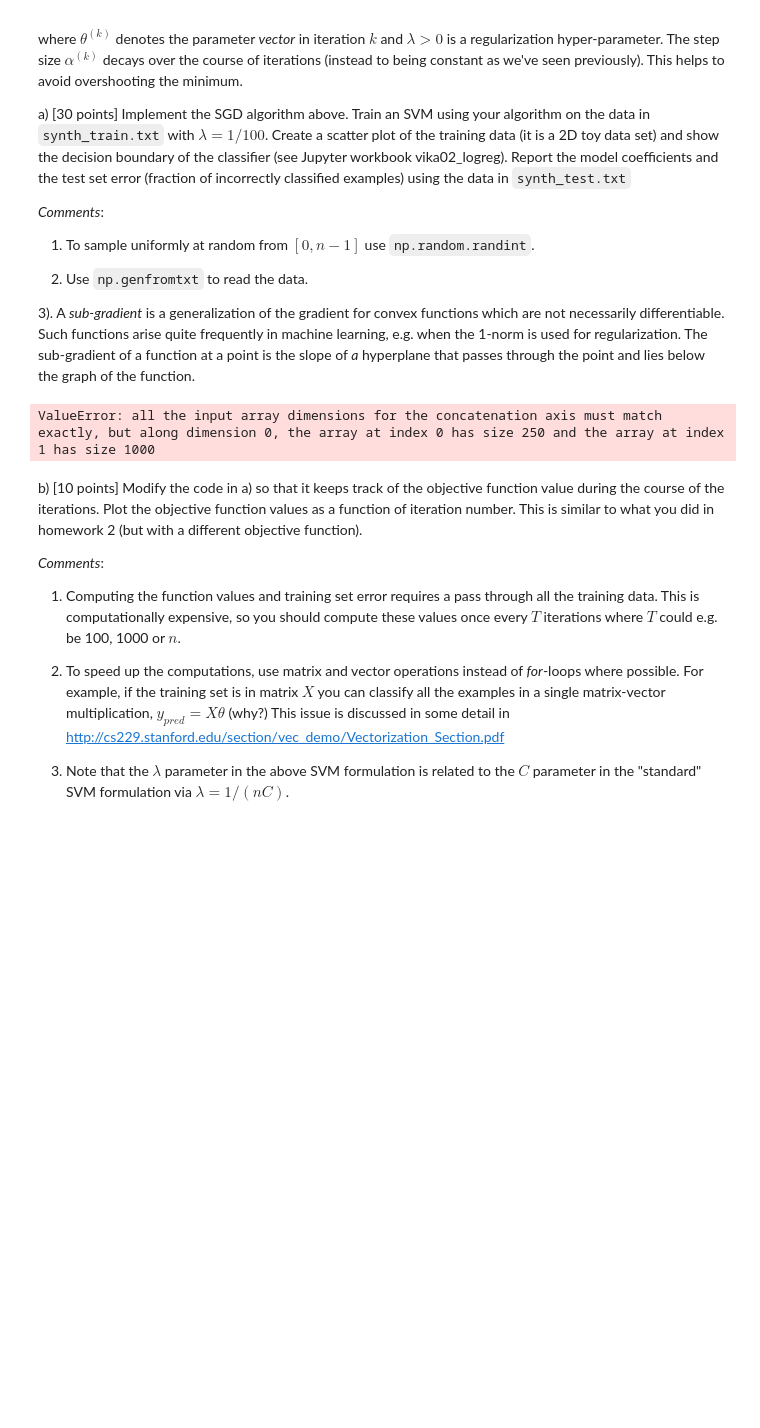
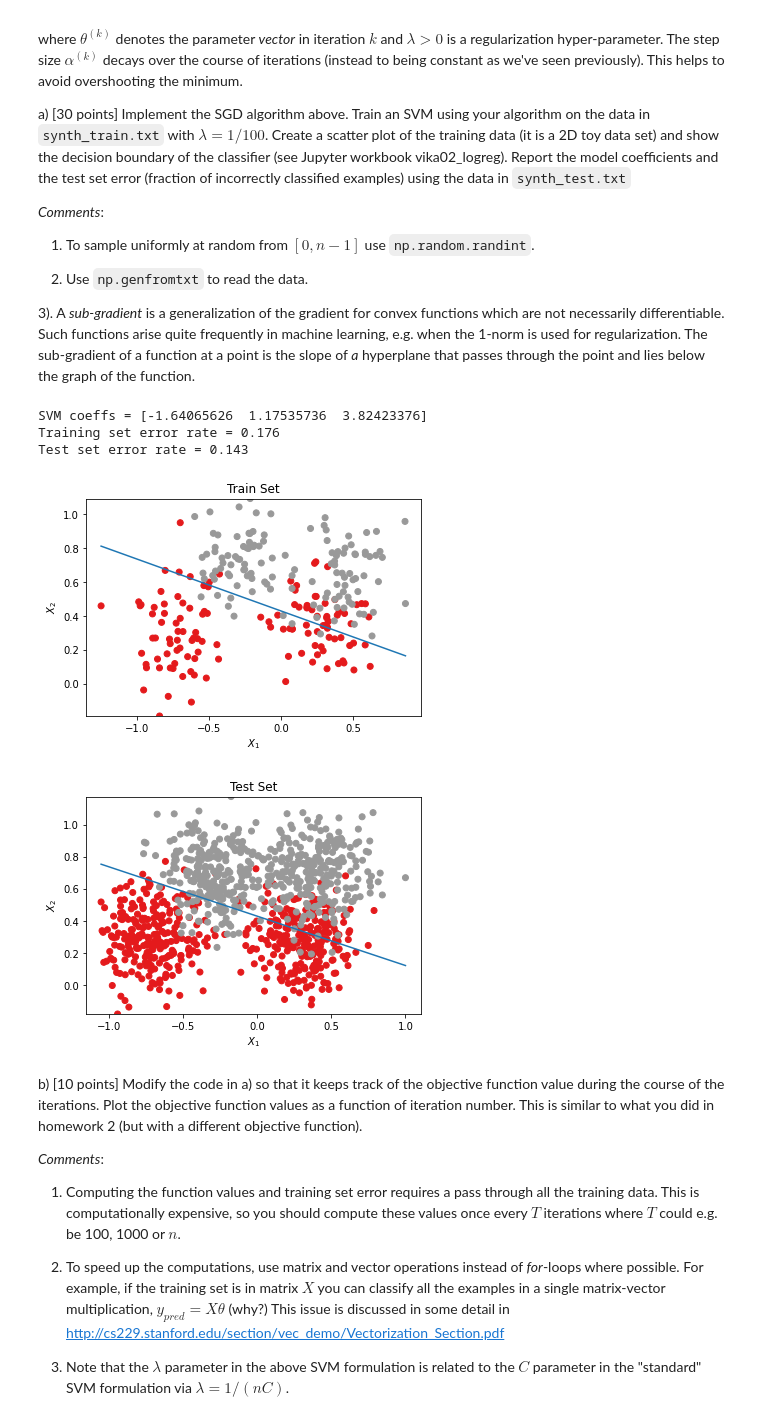
Before and after one commit to alli959/artificial-intelligence, a Jupyter notebook: homework03/homework03.ipynb, the cells around one changed output. Saved outputs shown, nothing was run; the diff lists cells and outputs as text; code cells hidden in the pictures; blank space fills up the shorter version.

```diff
--- a/homework03/homework03.ipynb
+++ b/homework03/homework03.ipynb
@@ -394,48 +397,61 @@ n,p = X.shape
 X = np.c_[np.ones(n),X]
 
 #init test
+testData = np.genfromtxt(fname = "synth_test.txt")
 X_test = testData[:,:-1]
 y_test = testData[:,-1]
 
 n_test,p_test = X_test.shape
 
-X_test = np.c_[np.ones(n),X_test]
+X_test = np.c_[np.ones(n_test),X_test]
 
 #finding SVM coeffs
 theta = svm_sgd(X,y,0.01)
 print("SVM coeffs =", theta)
 
-#finding y prediction
+#finding train y prediction
 y_pred = 1 * (X.dot(theta) > 0)
 y_pred = np.where(y_pred==0, -1, y_pred) #changing 0 to -1
 
 #showing train set error
-print("Training set error rate:",np.average(y != y_pred))
+print("Training set error rate =",np.average(y != y_pred))
+
+#finding test y prediction
+y_test_pred = 1 * (X_test.dot(theta)> 0)
+y_test_pred = np.where(y_test_pred==0, -1, y_test_pred) #changing 0 to -1
 
 
-testData = np.genfromtxt(fname = "synth_test.txt")
+#showing test set error
+print("Test set error rate =", np.average(y_test != y_test_pred))
+
 
 
 # Visualize train the data
 plt.scatter(X[:,1],X[:,2], c=y, cmap='Set1')
 xtmp = np.array(([min(X[:,1]), max(X[:,1])]))
 plt.plot(xtmp, -(theta[0]+theta[1]*xtmp)/theta[2])
 plt.ylim(min(X[:,2]), max(X[:,2]))
 plt.xlabel('$X_1$')
 plt.ylabel('$X_2$')
+plt.title('Train Set')
 plt.show()
 
 # Visualize the test data
 
 plt.scatter(X_test[:,1],X_test[:,2], c=y_test, cmap='Set1')
 xtmp = np.array(([min(X_test[:,1]), max(X_test[:,1])]))
 plt.plot(xtmp, -(theta[0]+theta[1]*xtmp)/theta[2])
 plt.ylim(min(X_test[:,2]), max(X_test[:,2]))
 plt.xlabel('$X_1$')
 plt.ylabel('$X_2$')
+plt.title('Test Set')
 plt.show()
 # %% [output]
-ValueError: all the input array dimensions for the concatenation axis must match exactly, but along dimension 0, the array at index 0 has size 250 and the array at index 1 has size 1000
+SVM coeffs = [-1.64065626  1.17535736  3.82423376]
+Training set error rate = 0.176
+Test set error rate = 0.143
+[figure, added]
+[figure, added]
 # %% [markdown]
 b) [10 points] Modify the code in a) so that it keeps track of the objective function value during the course of the iterations. Plot the objective function values as a function of iteration number. This is similar to what you did in homework 2 (but with a different objective function).
 
```
Also changed, not shown: parts of 5 cells of this notebook.
